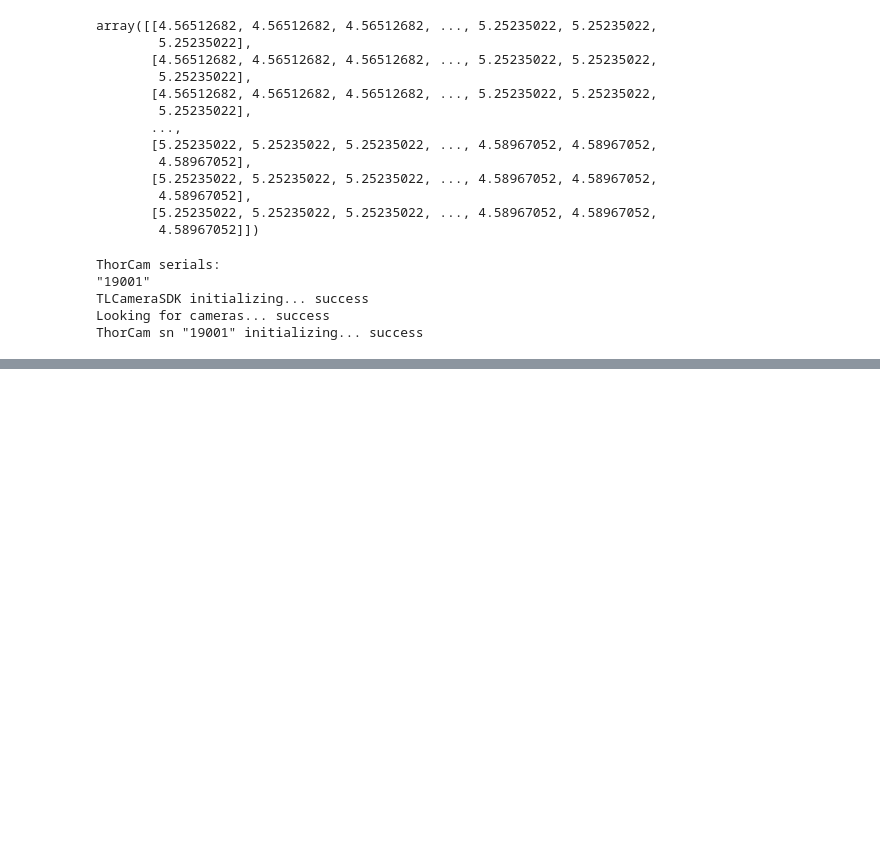
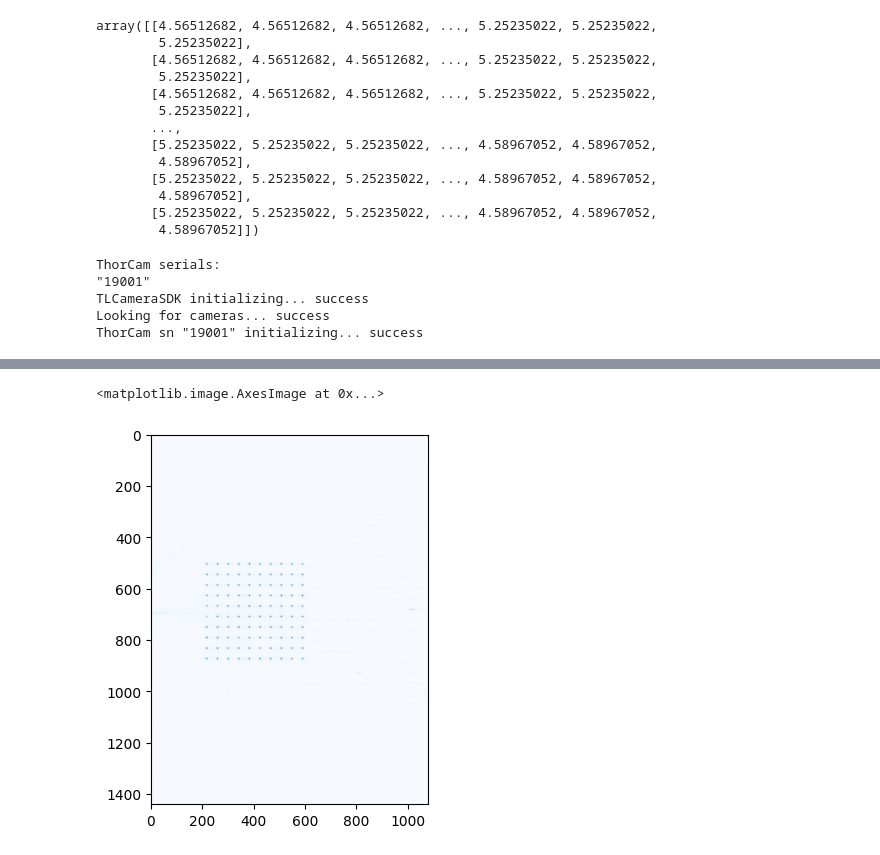
Before and after one commit to nsong03/Ultracold-Research, a Jupyter notebook: GWS_Summer2024/tweezercalibration_intensityfeedback.ipynb, the cells around one changed output, grey strips where cells are left out. Drawn from its saved outputs; the diff is of its cells as text; code cells hidden in the pictures; blank space fills up the shorter version.

```diff
--- a/GWS_Summer2024/tweezercalibration_intensityfeedback.ipynb
+++ b/GWS_Summer2024/tweezercalibration_intensityfeedback.ipynb
@@ -128,0 +132,5 @@ plot_tweezerregions(refinedcamimage_tweezer, empty_tweezerregions, refined_tweez
+# %%
+plt.imshow(refinedcamimage_tweezer)
+# %% [output]
+<matplotlib.image.AxesImage at 0x...>
+[figure, added]
```
Also changed, not shown: parts of 13 cells of this notebook, 25 other files.
